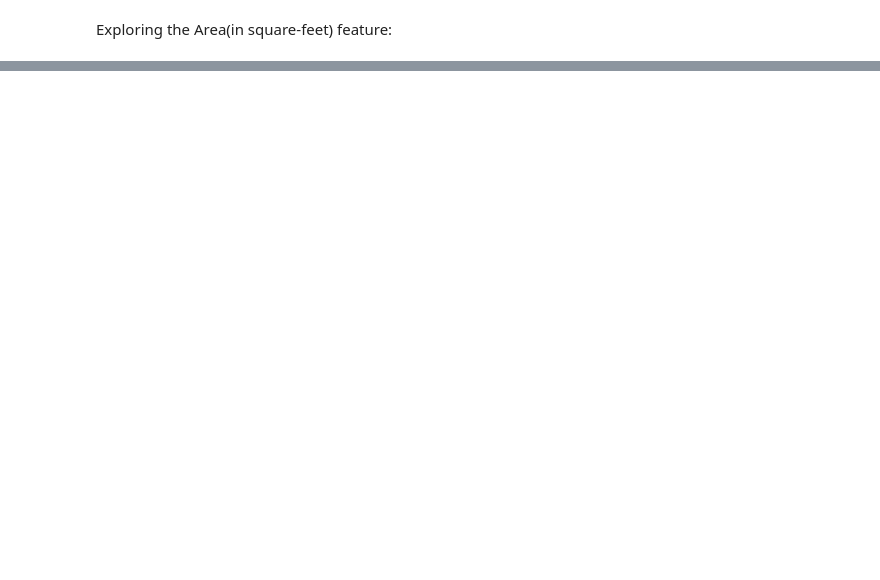
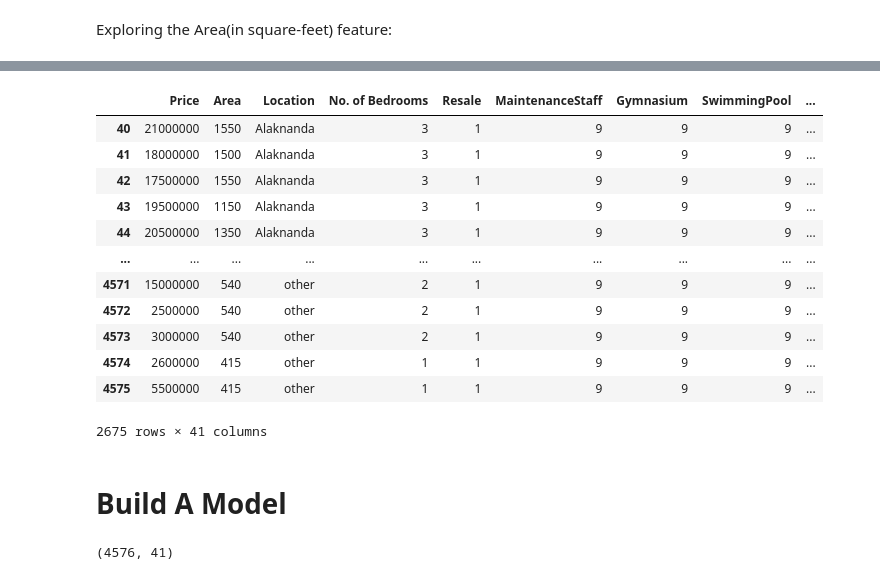
Before and after one commit to arkham7638/Land-price-prediction-Delhi-, a Jupyter notebook: land_price_prediction.ipynb, the cells around one changed output, grey strips where cells are left out. Saved outputs shown, nothing was run; the diff lists cells and outputs as text; code cells hidden in the pictures; blank space fills up the shorter version.

```diff
--- a/land_price_prediction.ipynb
+++ b/land_price_prediction.ipynb
@@ -201,0 +224,4 @@ def is_float(x):
+# %%
+df3.Location = df3.Location.apply(lambda x: x.strip())
+Location_stats = df3['Location'].value_counts(ascending=False)
+Location_stats
@@ -201,0 +262,3 @@ def is_float(x):
+# %%
+Location_stats_less_than_10 = Location_stats[Location_stats<=10]
+Location_stats_less_than_10
@@ -201,0 +282,3 @@ def is_float(x):
+# %%
+df3.Location = df3.Location.apply(lambda x: 'other' if x in Location_stats_less_than_10 else x)
+len(df3.Location.unique())
@@ -201,0 +298,11 @@ def is_float(x):
+# %%
+def remove_pps_outliers(df):
+    df_out = pd.DataFrame()
+    for key, subdf in df.groupby('Location'):
+        m = np.mean(subdf.price_per_sqft)
+        st = np.std(subdf.price_per_sqft)
+        reduced_df = subdf[(subdf.price_per_sqft>(m-st)) & (subdf.price_per_sqft<=(m+st))]
+        df_out = pd.concat([df_out,reduced_df],ignore_index=True)
+    return df_out
+df4 = remove_pps_outliers(df3)
+df4.shape
@@ -201,0 +320,18 @@ def is_float(x):
+# %%
+df4[df4.Gymnasium>=3]
+# %% [output]
+|  | Price | Area | Location | No. of Bedrooms | Resale | MaintenanceStaff | Gymnasium | SwimmingPool | ... |
+| 40 | 21000000 | 1550 | Alaknanda | 3 | 1 | 9 | 9 | 9 | ... |
+| 41 | 18000000 | 1500 | Alaknanda | 3 | 1 | 9 | 9 | 9 | ... |
+| 42 | 17500000 | 1550 | Alaknanda | 3 | 1 | 9 | 9 | 9 | ... |
+| 43 | 19500000 | 1150 | Alaknanda | 3 | 1 | 9 | 9 | 9 | ... |
+| 44 | 20500000 | 1350 | Alaknanda | 3 | 1 | 9 | 9 | 9 | ... |
+| ... | ... | ... | ... | ... | ... | ... | ... | ... | ... |
+| 4571 | 15000000 | 540 | other | 2 | 1 | 9 | 9 | 9 | ... |
+| 4572 | 2500000 | 540 | other | 2 | 1 | 9 | 9 | 9 | ... |
+| 4573 | 3000000 | 540 | other | 2 | 1 | 9 | 9 | 9 | ... |
+| 4574 | 2600000 | 415 | other | 1 | 1 | 9 | 9 | 9 | ... |
+| 4575 | 5500000 | 415 | other | 1 | 1 | 9 | 9 | 9 | ... |
+2675 rows × 41 columns
+# %% [markdown]
+# Build A Model
@@ -201,0 +345,4 @@ def is_float(x):
+# %%
+df4.shape
+# %% [output]
+(4576, 41)
```
Also changed, not shown: parts of 33 cells of this notebook.
